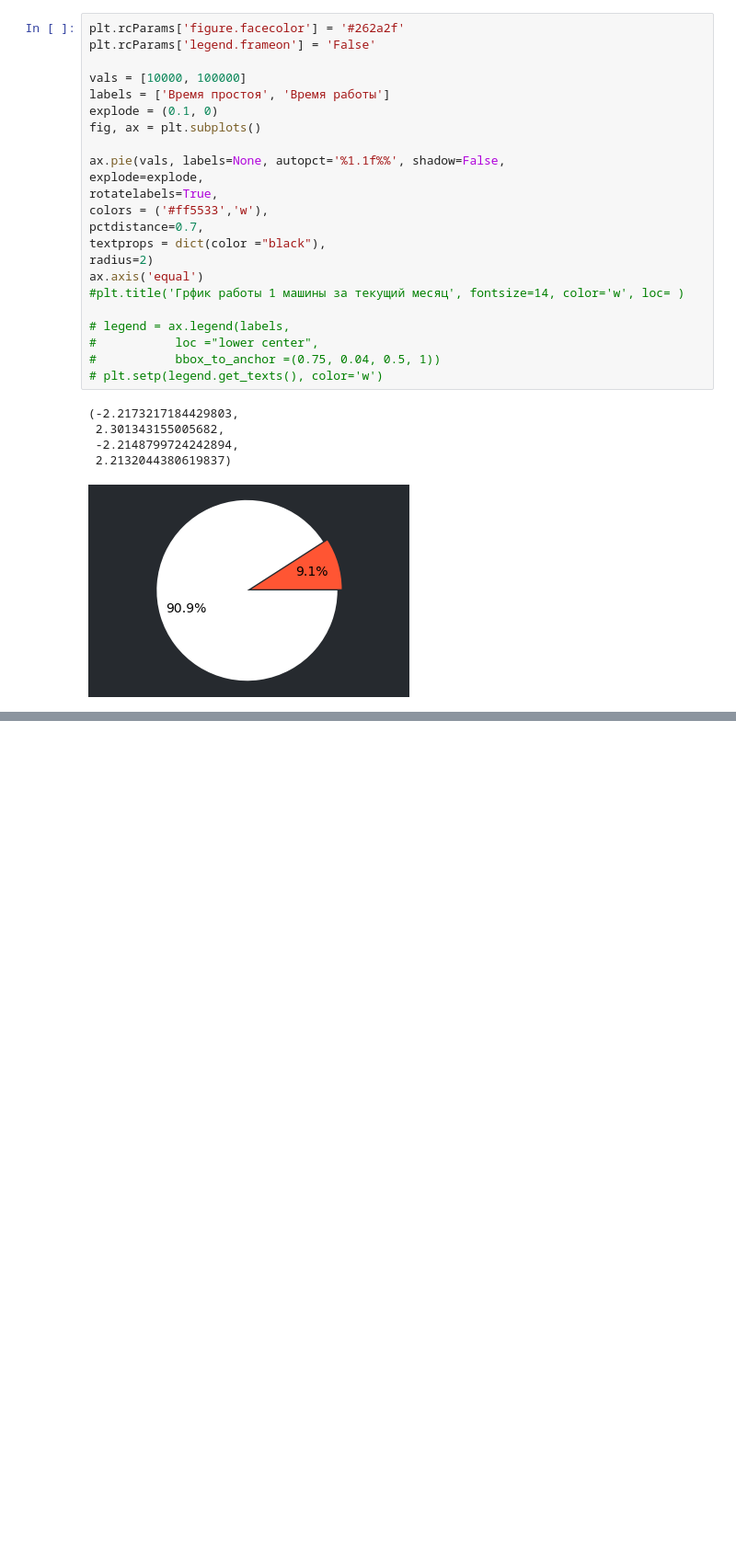
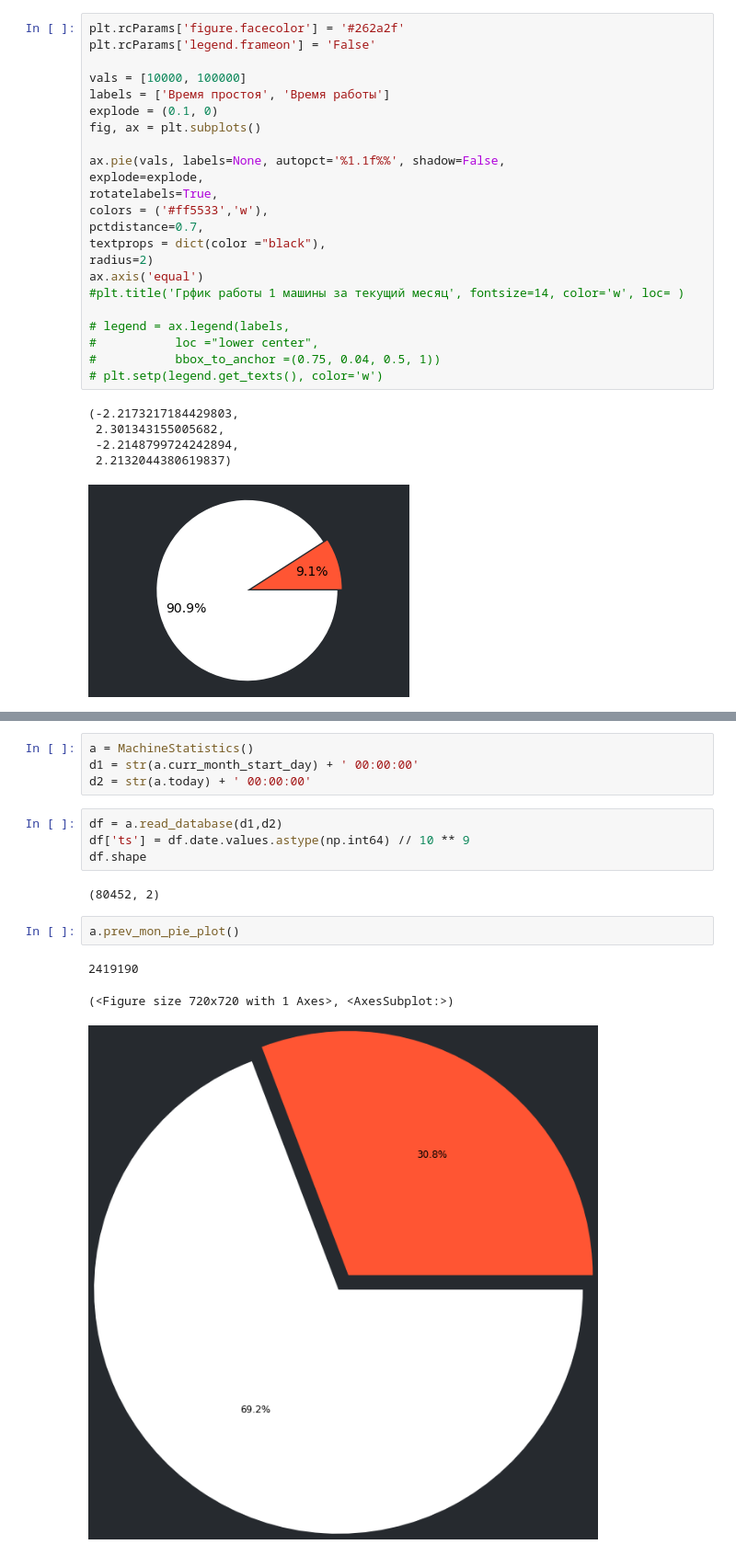
Before and after one commit to vasiljev-sr/MyJupyterNotebook, a Jupyter notebook: Machine_stats черновик.ipynb, the cells around one changed output, grey strips where cells are left out. Shown at 92% size. Drawn from its saved outputs; the diff is of its cells as text; blank space fills up the shorter version.

```diff
--- a/Machine_stats черновик.ipynb
+++ b/Machine_stats черновик.ipynb
@@ -288,0 +413,16 @@ ax.axis('equal')
+# %%
+a = MachineStatistics()
+d1 = str(a.curr_month_start_day) + ' 00:00:00'
+d2 = str(a.today) + ' 00:00:00'
+# %%
+df = a.read_database(d1,d2)
+df['ts'] = df.date.values.astype(np.int64) // 10 ** 9
+df.shape
+# %% [output]
+(80452, 2)
+# %%
+a.prev_mon_pie_plot()
+# %% [output]
+2419190
+(<Figure size 720x720 with 1 Axes>, <AxesSubplot:>)
+[figure, added]
```
Also changed, not shown: parts of 13 cells of this notebook.
